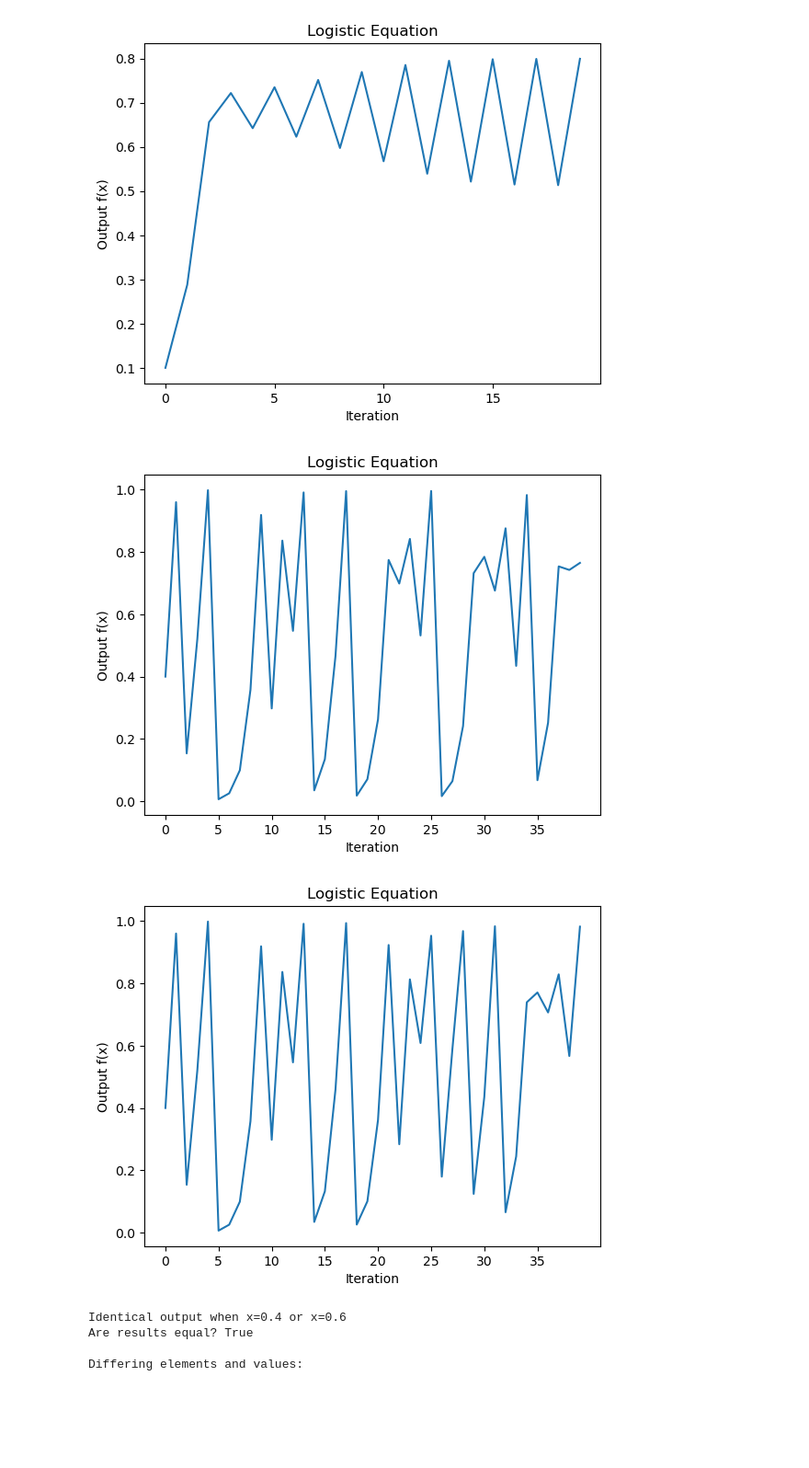
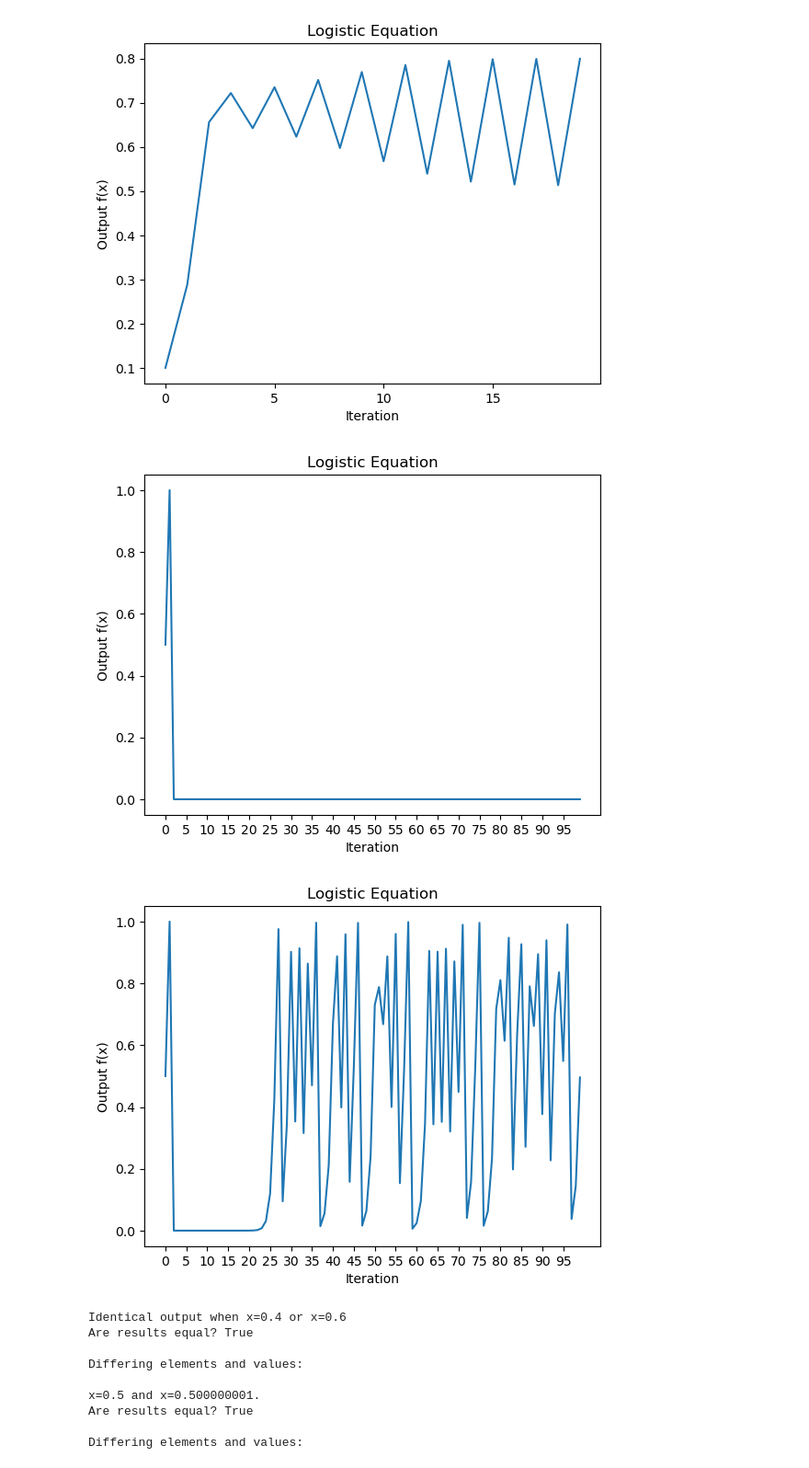
Before and after one commit to BrentGrammer/PROGNOTES, a Jupyter notebook: Chaos/logistic_equation.ipynb, the cells around one changed output. Shown at 92% size. Cells and saved outputs as stored; diff of their text form; code cells hidden in the pictures; blank space fills up the shorter version.

```diff
--- a/Chaos/logistic_equation.ipynb
+++ b/Chaos/logistic_equation.ipynb
@@ -55,31 +55,44 @@ plot_iterations(out,iterations=iterations)
 # %%
 ### Chaotic behavior
 ## Using an r value of 4.0 we now have SDIC for x
 # Note: try x = 0.5 to see different result, and then use different values that are close to each other
 
-really_close_x = 0.50000001
-iterations = 40
+initial_x = 0.5
+slight_diff = 0.00000001
+iterations = 100
 
 chaotic_r = 4.0
-initial_x = 0.4
 
 arr1 = iterate(chaotic_r,initial_x,iterations)
-arr2 = iterate(chaotic_r,initial_x+0.0000001,iterations)
+arr2 = iterate(chaotic_r,initial_x + slight_diff,iterations)
 
 plot_iterations(arr1,iterations)
 plot_iterations(arr2,iterations)
 
 # notable case where results are identical even though using r = 4
 x1 = .4
 x2 = .6
 arr1 = iterate(chaotic_r,x1,iterations)
 arr2 = iterate(chaotic_r,x2,iterations)
 print(f'Identical output when x={x1} or x={x2}')
 diffs = compare(arr1,arr2,ignore_first_el=True)
+
+# another case where given small enough diff, there is no change in orbit (maybe computer rounding issue?)
+initial_x = 0.5
+veryclose = initial_x+0.000000001
+arr1 = iterate(chaotic_r,initial_x,iterations)
+arr2 = iterate(chaotic_r,veryclose,iterations)
+print(f'\nx={initial_x} and x={veryclose}.')
+compare(arr1,arr2,ignore_first_el=True)
 # %% [output]
-[figure, old version]
+[figure, new version]
-[figure, old version]
+[figure, new version]
 Identical output when x=0.4 or x=0.6
 Are results equal? True
 
 Differing elements and values:
+
+x=0.5 and x=0.500000001.
+Are results equal? True
+
+Differing elements and values:
```
